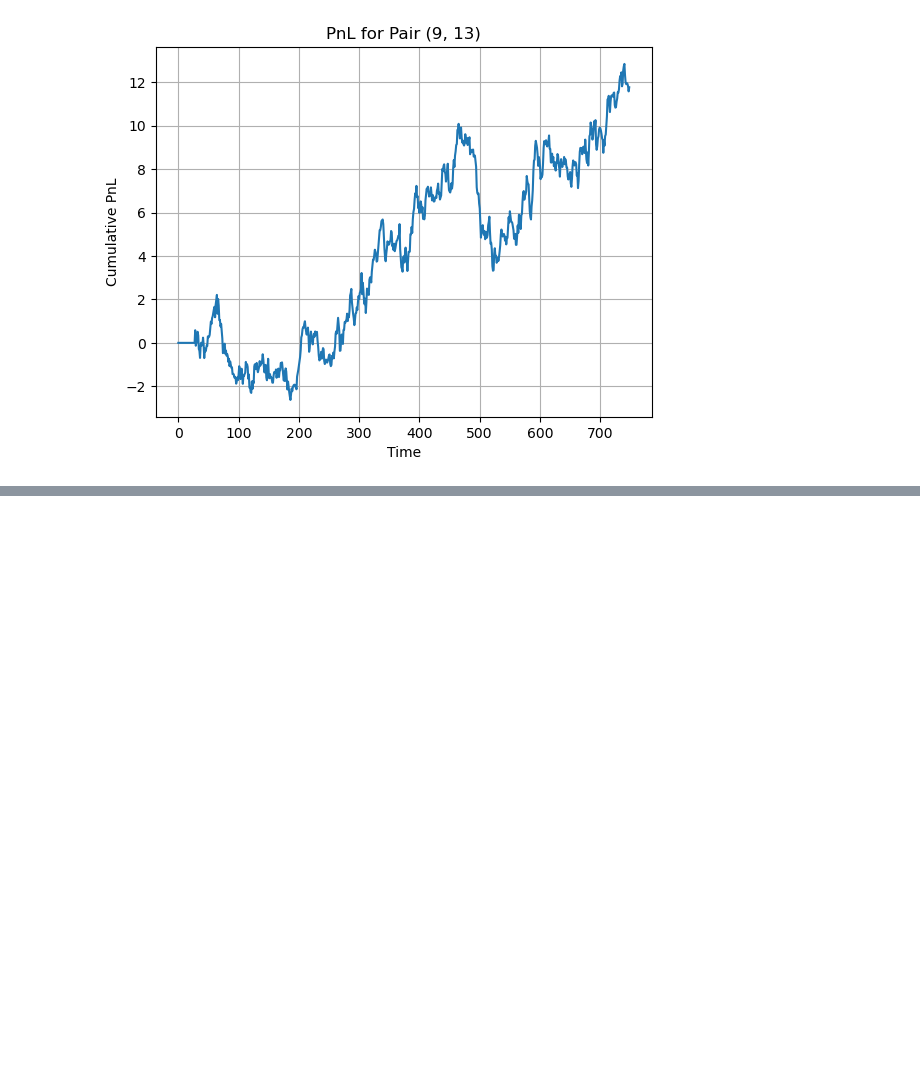
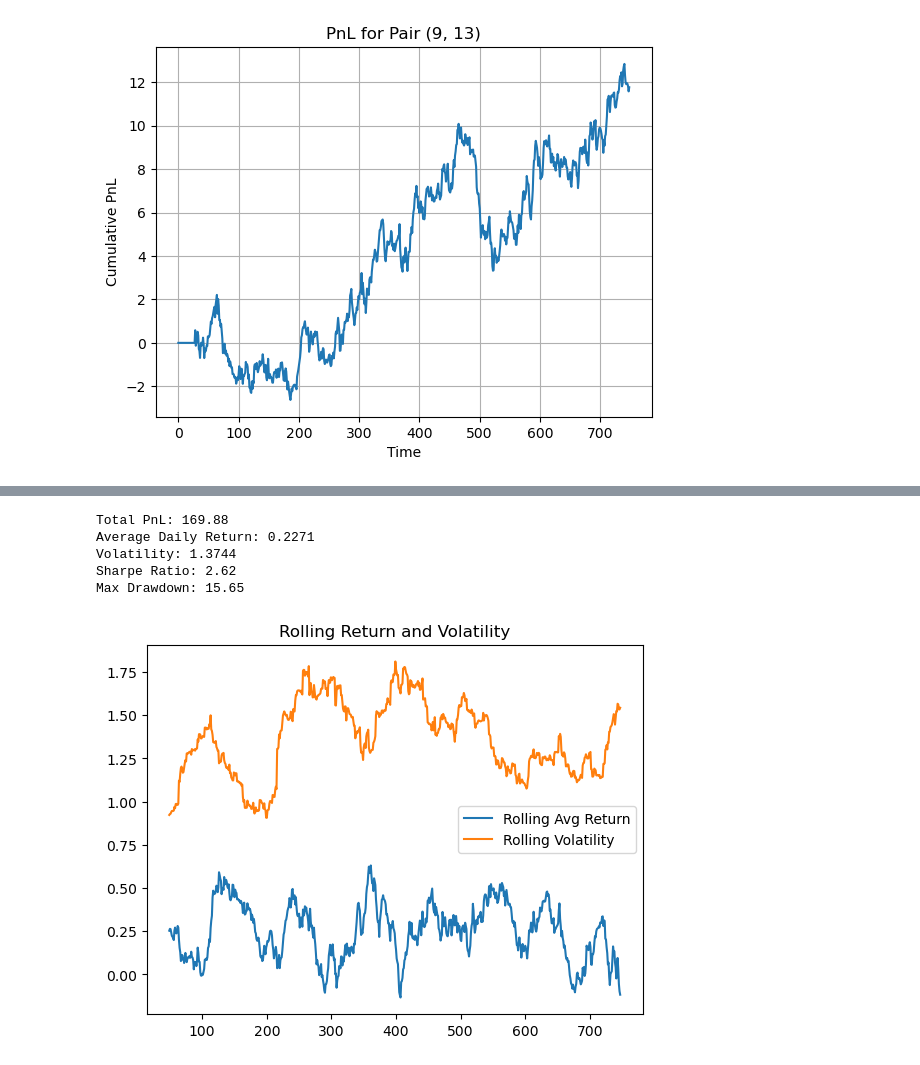
Before and after one commit to SavvyHack/algothon2025, a Jupyter notebook: Rough_Working.ipynb, the cells around one changed output, grey strips where cells are left out. Drawn from its saved outputs; the diff is of its cells as text; code cells hidden in the pictures; blank space fills up the shorter version.

```diff
--- a/Rough_Working.ipynb
+++ b/Rough_Working.ipynb
@@ -151,0 +181,32 @@ for a in range(9):
+# %%
+def analyze_pnl(pnl):
+    returns = np.diff(pnl)
+    avg_daily_return = np.mean(returns)
+    volatility = np.std(returns)
+    sharpe_ratio = avg_daily_return / volatility * np.sqrt(252)  # assume 252 trading days
+    max_drawdown = np.max(np.maximum.accumulate(pnl) - pnl)
+
+    print(f"Total PnL: {pnl[-1]:.2f}")
+    print(f"Average Daily Return: {avg_daily_return:.4f}")
+    print(f"Volatility: {volatility:.4f}")
+    print(f"Sharpe Ratio: {sharpe_ratio:.2f}")
+    print(f"Max Drawdown: {max_drawdown:.2f}")
+
+analyze_pnl(overall_pnl)
+# %% [output]
+Total PnL: 169.88
+Average Daily Return: 0.2271
+Volatility: 1.3744
+Sharpe Ratio: 2.62
+Max Drawdown: 15.65
+# %%
+rolling_window = 50
+rolling_returns = pd.Series(np.diff(overall_pnl)).rolling(rolling_window)
+
+plt.plot(rolling_returns.mean(), label="Rolling Avg Return")
+plt.plot(rolling_returns.std(), label="Rolling Volatility")
+plt.legend()
+plt.title("Rolling Return and Volatility")
+plt.show()
+# %% [output]
+[figure, added]
```
Also changed, not shown: parts of 2 cells of this notebook.
